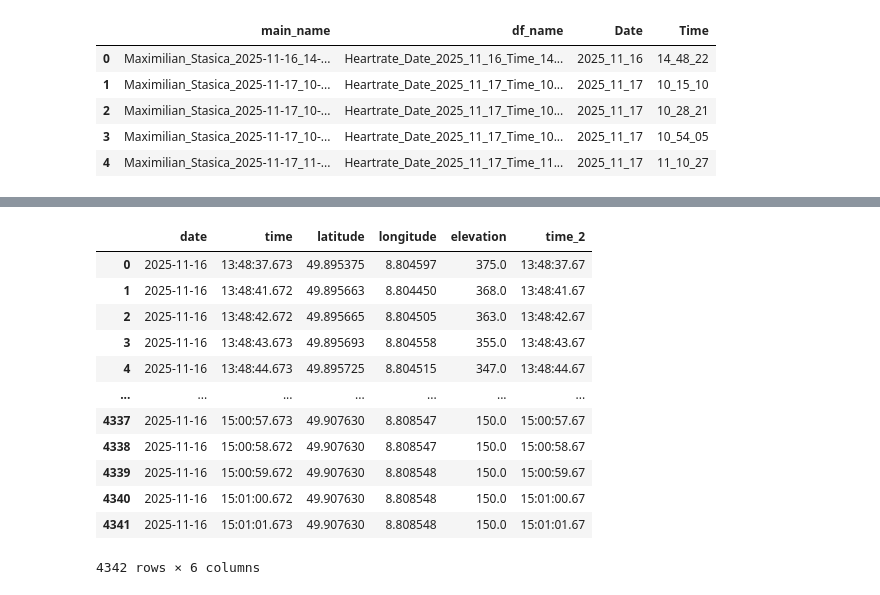
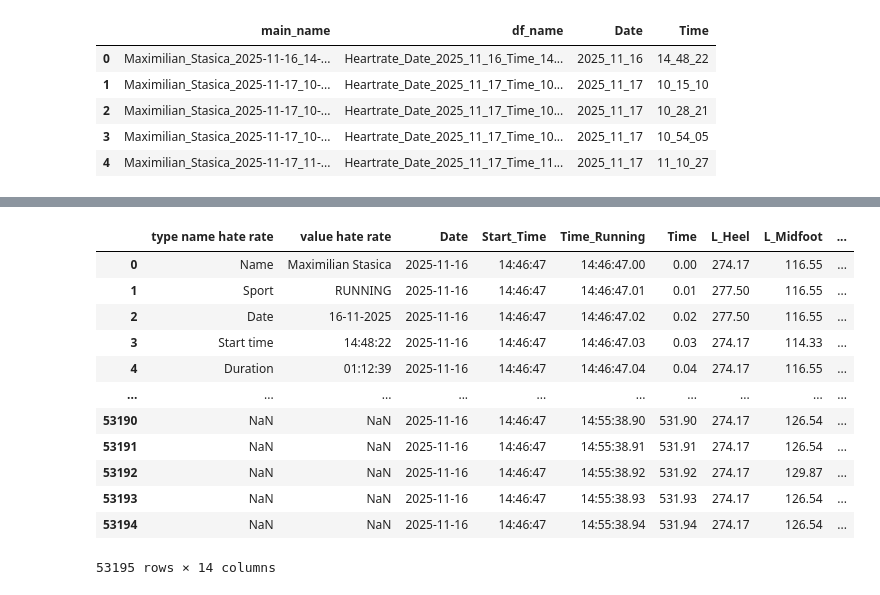
Before and after one commit to Mohsenmohebbi1993/Biomechanik, a Jupyter notebook: notebooks/2. Data and Clear Data.ipynb, the cells around one changed output, grey strips where cells are left out. Drawn from its saved outputs; the diff is of its cells as text; code cells hidden in the pictures.

```diff
--- a/notebooks/2. Data and Clear Data.ipynb
+++ b/notebooks/2. Data and Clear Data.ipynb
@@ -527,25 +527,29 @@ name_GPX_df
-# %%
-
-# تبدیل زمان به datetime با فرمت خاص
-Heartrate_Date_2025_11_16_Time_14_48_22["time_2"] = pd.to_datetime(Heartrate_Date_2025_11_16_Time_14_48_22["time"], format="%H:%M:%S.%f")
-
-# محدود کردن ثانیه‌ها به 2 رقم اعشار
-Heartrate_Date_2025_11_16_Time_14_48_22["time_2"] = (Heartrate_Date_2025_11_16_Time_14_48_22["time_2"].dt.strftime("%H:%M:%S.")
-                                                     + Heartrate_Date_2025_11_16_Time_14_48_22["time_2"].dt.microsecond.astype(str).str[:2])
-
-# نمایش نتیجه
-Heartrate_Date_2025_11_16_Time_14_48_22
-# %% [output]
-|  | date | time | latitude | longitude | elevation | time_2 |
-| 0 | 2025-11-16 | 13:48:37.673 | 49.895375 | 8.804597 | 375.0 | 13:48:37.67 |
-| 1 | 2025-11-16 | 13:48:41.672 | 49.895663 | 8.804450 | 368.0 | 13:48:41.67 |
-| 2 | 2025-11-16 | 13:48:42.672 | 49.895665 | 8.804505 | 363.0 | 13:48:42.67 |
-| 3 | 2025-11-16 | 13:48:43.673 | 49.895693 | 8.804558 | 355.0 | 13:48:43.67 |
-| 4 | 2025-11-16 | 13:48:44.673 | 49.895725 | 8.804515 | 347.0 | 13:48:44.67 |
-| ... | ... | ... | ... | ... | ... | ... |
-| 4337 | 2025-11-16 | 15:00:57.673 | 49.907630 | 8.808547 | 150.0 | 15:00:57.67 |
-| 4338 | 2025-11-16 | 15:00:58.672 | 49.907630 | 8.808547 | 150.0 | 15:00:58.67 |
-| 4339 | 2025-11-16 | 15:00:59.672 | 49.907630 | 8.808548 | 150.0 | 15:00:59.67 |
-| 4340 | 2025-11-16 | 15:01:00.672 | 49.907630 | 8.808548 | 150.0 | 15:01:00.67 |
-| 4341 | 2025-11-16 | 15:01:01.673 | 49.907630 | 8.808548 | 150.0 | 15:01:01.67 |
-4342 rows × 6 columns
+# %%
+name_foot_df[name_foot_df["Date"].eq("2025_11_16")]
+name_foot_df[name_foot_df["Date"].eq("2025_11_16")]["name of file"].iloc[3]
+df_foot = globals()[name_foot_df[name_foot_df["Date"].eq("2025_11_16")]["name of file"].iloc[3]].copy()
+df = globals()[name_Heartrate_df["df_name"].iloc[0]].copy()
+
+start_time = pd.to_datetime(df['value'].iloc[3], format='%H:%M:%S')
+df['Time'] = pd.to_timedelta(df['Time'])
+
+df.insert(loc=3, column="Time_Running", value=(start_time + df['Time']))
+df['Time_Running'] = df['Time_Running'].dt.strftime('%H:%M:%S')
+df_foot.insert(loc=0, column='value hate rate', value=df[df.columns[1]])
+df_foot.insert(loc=0, column='type name hate rate', value=df[df.columns[0]])
+
+df_foot
+# %% [output]
+|  | type name hate rate | value hate rate | Date | Start_Time | Time_Running | Time | L_Heel | L_Midfoot | ... |
+| 0 | Name | Maximilian Stasica | 2025-11-16 | 14:46:47 | 14:46:47.00 | 0.00 | 274.17 | 116.55 | ... |
+| 1 | Sport | RUNNING | 2025-11-16 | 14:46:47 | 14:46:47.01 | 0.01 | 277.50 | 116.55 | ... |
+| 2 | Date | 16-11-2025 | 2025-11-16 | 14:46:47 | 14:46:47.02 | 0.02 | 277.50 | 116.55 | ... |
+| 3 | Start time | 14:48:22 | 2025-11-16 | 14:46:47 | 14:46:47.03 | 0.03 | 274.17 | 114.33 | ... |
+| 4 | Duration | 01:12:39 | 2025-11-16 | 14:46:47 | 14:46:47.04 | 0.04 | 274.17 | 116.55 | ... |
+| ... | ... | ... | ... | ... | ... | ... | ... | ... | ... |
+| 53190 | NaN | NaN | 2025-11-16 | 14:46:47 | 14:55:38.90 | 531.90 | 274.17 | 126.54 | ... |
+| 53191 | NaN | NaN | 2025-11-16 | 14:46:47 | 14:55:38.91 | 531.91 | 274.17 | 126.54 | ... |
+| 53192 | NaN | NaN | 2025-11-16 | 14:46:47 | 14:55:38.92 | 531.92 | 274.17 | 129.87 | ... |
+| 53193 | NaN | NaN | 2025-11-16 | 14:46:47 | 14:55:38.93 | 531.93 | 274.17 | 126.54 | ... |
+| 53194 | NaN | NaN | 2025-11-16 | 14:46:47 | 14:55:38.94 | 531.94 | 274.17 | 126.54 | ... |
+53195 rows × 14 columns
```
Also changed, not shown: parts of 2 cells of this notebook.
